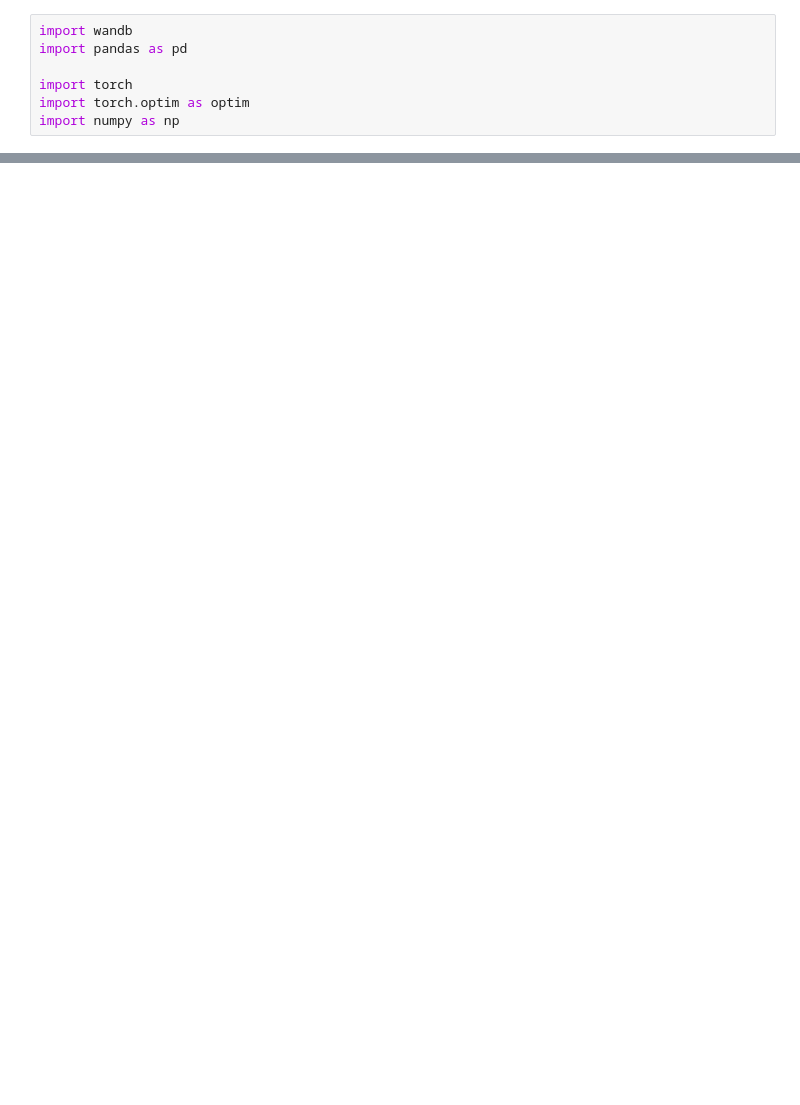
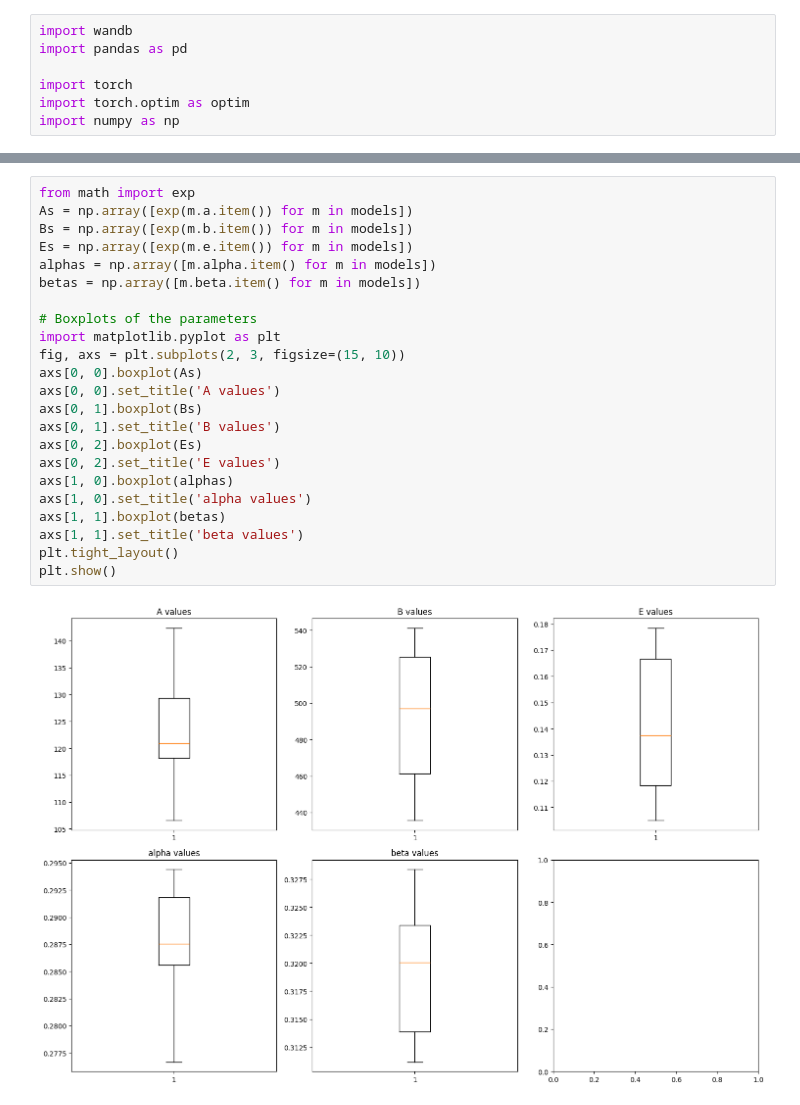
Before and after one commit to MikiVanousek/scaling, a Jupyter notebook: scaling_laws.ipynb, the cells around one changed output, grey strips where cells are left out. Cells and saved outputs as stored; diff of their text form; blank space fills up the shorter version.

```diff
--- a/scaling_laws.ipynb
+++ b/scaling_laws.ipynb
@@ -153,0 +186,25 @@ Epoch 49900, Loss: 0.0006503568729385734
+# %%
+from math import exp
+As = np.array([exp(m.a.item()) for m in models])
+Bs = np.array([exp(m.b.item()) for m in models])
+Es = np.array([exp(m.e.item()) for m in models])
+alphas = np.array([m.alpha.item() for m in models])
+betas = np.array([m.beta.item() for m in models])
+
+# Boxplots of the parameters
+import matplotlib.pyplot as plt
+fig, axs = plt.subplots(2, 3, figsize=(15, 10))
+axs[0, 0].boxplot(As)
+axs[0, 0].set_title('A values')
+axs[0, 1].boxplot(Bs)
+axs[0, 1].set_title('B values')
+axs[0, 2].boxplot(Es)
+axs[0, 2].set_title('E values')
+axs[1, 0].boxplot(alphas)
+axs[1, 0].set_title('alpha values')
+axs[1, 1].boxplot(betas)
+axs[1, 1].set_title('beta values')
+plt.tight_layout()
+plt.show()
+# %% [output]
+[figure, added]
```
Also changed, not shown: parts of 9 cells of this notebook, 7 other files.
